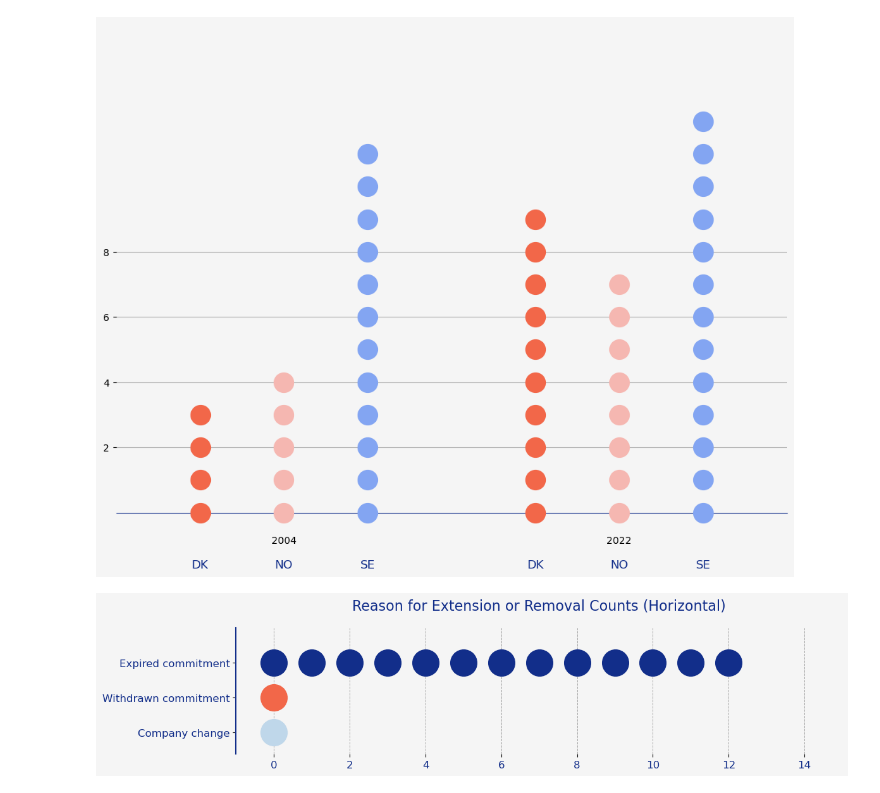
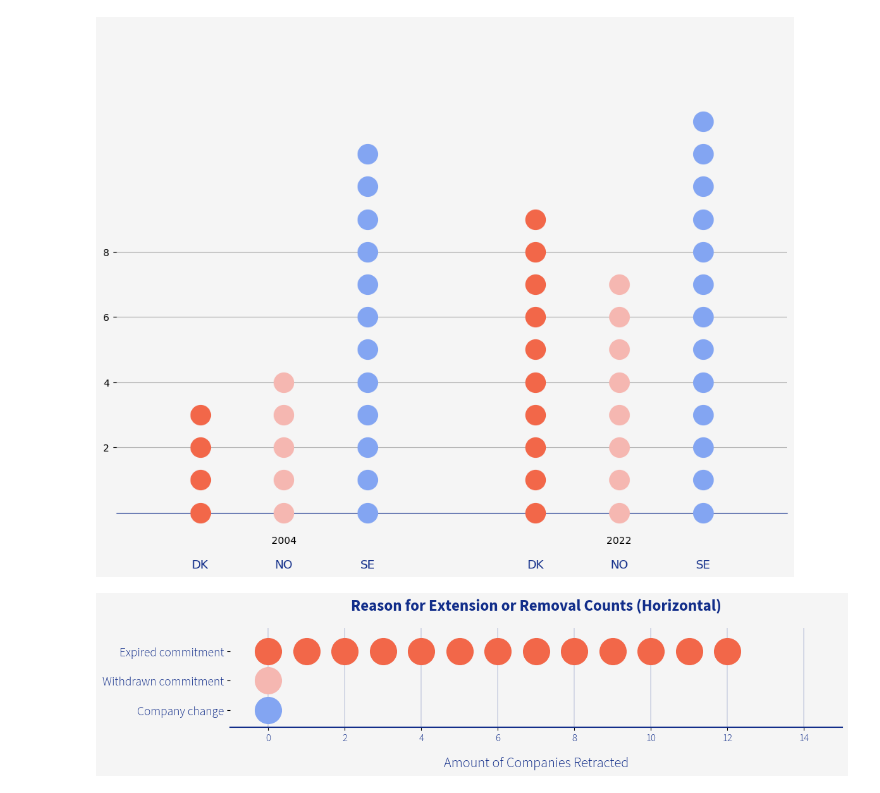
Before and after one commit to AnjaBrocklehurst/AnjaBrocklehurst.github.io, a Jupyter notebook: assets/code/5_SBTi Denmark_Retracted.ipynb, the cells around one changed output. Cells and saved outputs as stored; diff of their text form; code cells hidden in the pictures.

```diff
--- a/assets/code/5_SBTi Denmark_Retracted.ipynb
+++ b/assets/code/5_SBTi Denmark_Retracted.ipynb
@@ -1069,53 +1156,53 @@ plt.show()
 # %% [output]
 [figure]
 # %%
-import matplotlib.pyplot as plt
-
-# Data
-retr_reason_counts = {
-    "Company change": 1,
-    "Withdrawn commitment": 1,
-    "Expired commitment": 13
-}
-
-# Colors for each category
-retr_palette = ['#BFD7EA', '#F26749', '#122E8A']  # Adjust colors as needed
 category_colors = {
-    "Company change": retr_palette[0],
-    "Withdrawn commitment": retr_palette[1],
-    "Expired commitment": retr_palette[2]
+    "Company change": sbt_palette[2],
+    "Withdrawn commitment": sbt_palette[1],
+    "Expired commitment": sbt_palette[0]
 }
 
 # Setup plot
-fig, ax = plt.subplots(figsize=(12, 3), facecolor='#f5f5f5')
-ax.set_facecolor('#f5f5f5')
+fig, ax = plt.subplots(figsize=(12, 3), facecolor="#f5f5f5")
+ax.set_facecolor("#f5f5f5")
 
 # Plot horizontally stacked dots
-spacing_factor = 0.8  # Reduce spacing between lines
+spacing_factor = 1  # Reduce spacing between lines
 for i, (reason, count) in enumerate(retr_reason_counts.items()):
     for j in range(count):  # Create a circle for each count
-        ax.plot(j, i * spacing_factor, 'o', color=category_colors[reason], markersize=30, zorder=2)
+        ax.plot(j, i * spacing_factor, 'o', color=category_colors[reason], markersize=30, zorder=3)
 
 # Formatting
-ax.set_ylim(-0.5, (len(retr_reason_counts) - 1) * spacing_factor + 0.8)
+ax.set_ylim(-0.6, (len(retr_reason_counts) - 1) * spacing_factor + 0.8)
 ax.set_xlim(-1, max(retr_reason_counts.values()) + 2)
 ax.set_yticks([i * spacing_factor for i in range(len(retr_reason_counts))])
-ax.set_yticklabels(retr_reason_counts.keys(), fontsize=12, color="#122E8A")
-ax.set_xticks(range(0, max(retr_reason_counts.values()) + 2, 2))  # Adjust grid levels
-ax.set_xticklabels(range(0, max(retr_reason_counts.values()) + 2, 2), fontsize=12, color="#122E8A")
-ax.xaxis.grid(True, linestyle='--', linewidth=0.7, color='gray', alpha=0.7)
+ax.set_yticklabels(
+    retr_reason_counts.keys(), fontproperties=font_light, fontsize=14, color="#122E8A"
+)
+ax.set_xticks(range(0, max(retr_reason_counts.values()) + 2, 2))
+ax.set_xticklabels(
+    range(0, max(retr_reason_counts.values()) + 2, 2), fontproperties=font_light, fontsize=12, color="#122E8A"
+)
+ax.xaxis.grid(True, linestyle='-', linewidth=0.2, color="#122E8A", zorder=0)
+
 
 # Remove unnecessary spines
 ax.spines['top'].set_visible(False)
 ax.spines['right'].set_visible(False)
-ax.spines['bottom'].set_visible(False)
-ax.spines['left'].set_color("#122E8A")
-ax.spines['left'].set_linewidth(1.5)
-
+ax.spines['bottom'].set_color("#122E8A")
+ax.spines['bottom'].set_linewidth(1.5)
+ax.spines['left'].set_visible(False)
+ax.set_xlabel(
+    "Amount of Companies Retracted",
+    fontproperties=font_light, fontsize=16, color="#122E8A", labelpad=15
+)
 # Add title
-ax.set_title("Reason for Extension or Removal Counts (Horizontal)", fontsize=16, color="#122E8A", pad=20)
+ax.set_title(
+    "Reason for Extension or Removal Counts (Horizontal)",
+    fontproperties=font_bold, fontsize=18, fontweight="bold", color="#122E8A", pad=20
+)
 
 plt.tight_layout()
 plt.show()
 # %% [output]
-[figure, old version]
+[figure, new version]
```
Also changed, not shown: parts of 3 cells of this notebook.
